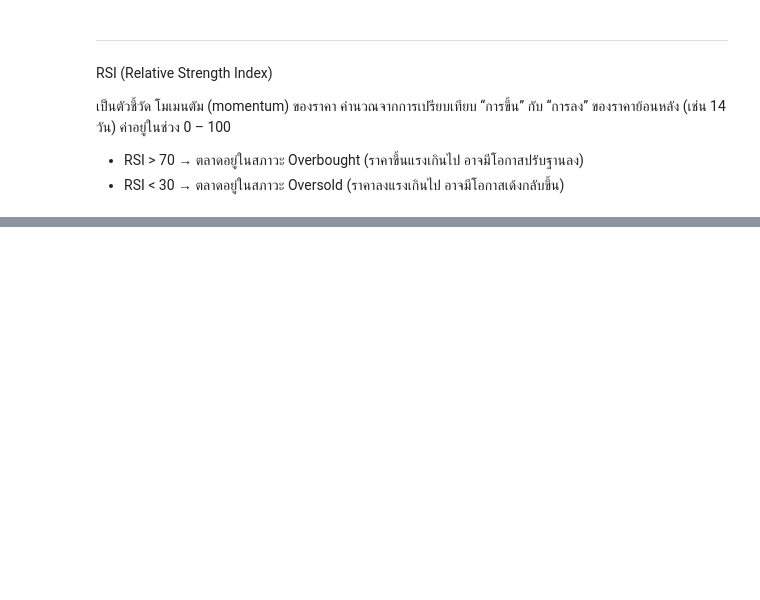
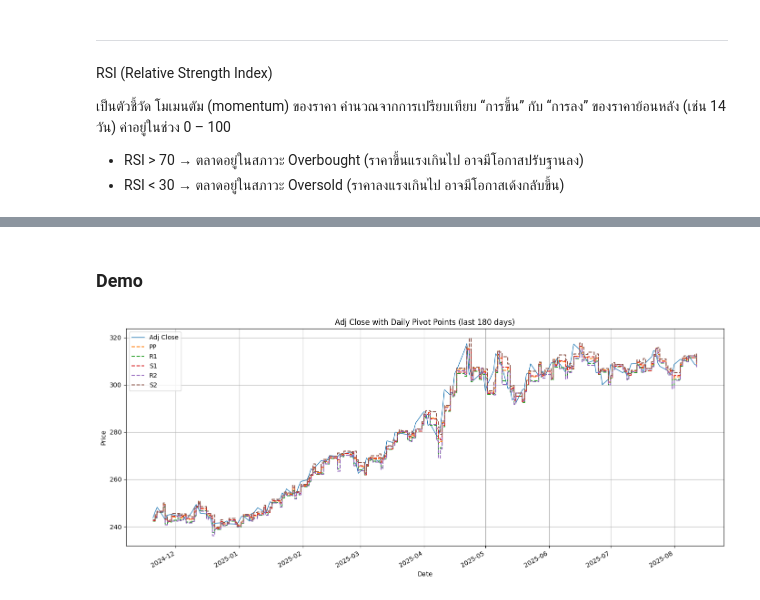
Before and after one commit to jarvisN/MsC_2025, a Jupyter notebook: DataSciProgram/midTerm/ipynb/test.ipynb, the cells around one changed output, grey strips where cells are left out. Saved outputs shown, nothing was run; the diff lists cells and outputs as text; code cells hidden in the pictures; blank space fills up the shorter version.

```diff
--- a/DataSciProgram/midTerm/ipynb/test.ipynb
+++ b/DataSciProgram/midTerm/ipynb/test.ipynb
@@ -208,0 +281,42 @@ plt.tight_layout(); plt.show()
+# %% [markdown]
+### Demo
+# %%
+# Step 7 — Daily Pivot Points (Classic) using previous day's H/L/C
+
+import pandas as pd
+import matplotlib.pyplot as plt
+
+# ใช้ค่าเมื่อวาน เพื่อหลีกเลี่ยง look-ahead bias
+prev = df[['high','low','close']].shift(1).rename(
+    columns={'high':'H_prev','low':'L_prev','close':'C_prev'}
+)
+
+PP = (prev['H_prev'] + prev['L_prev'] + prev['C_prev']) / 3
+R1 = 2*PP - prev['L_prev']
+S1 = 2*PP - prev['H_prev']
+R2 = PP + (prev['H_prev'] - prev['L_prev'])
+S2 = PP - (prev['H_prev'] - prev['L_prev'])
+
+# รวมเป็นตารางเดียว เผื่ออยากตรวจสอบ/ใช้งานต่อ
+pivots_daily = pd.DataFrame({'PP': PP, 'R1': R1, 'S1': S1, 'R2': R2, 'S2': S2})
+
+# เลือกช่วงแสดงผล (เช่น 180 วันล่าสุด เพื่อให้เห็นชัด)
+last_n = 180
+view_price  = df['adj_close'].iloc[-last_n:]
+view_levels = pivots_daily.iloc[-last_n:]
+
+plt.figure(figsize=(14, 6))
+view_price.plot(label='Adj Close', linewidth=1)
+
+# วาดเส้นแบบ step-post เพื่อเห็นระดับ pivot เปลี่ยนทุกวัน
+view_levels['PP'].plot(drawstyle='steps-post', linestyle='--', label='PP')
+view_levels['R1'].plot(drawstyle='steps-post', linestyle='--', label='R1')
+view_levels['S1'].plot(drawstyle='steps-post', linestyle='--', label='S1')
+view_levels['R2'].plot(drawstyle='steps-post', linestyle='--', label='R2')
+view_levels['S2'].plot(drawstyle='steps-post', linestyle='--', label='S2')
+
+plt.title(f'Adj Close with Daily Pivot Points (last {last_n} days)')
+plt.xlabel('Date'); plt.ylabel('Price')
+plt.legend(); plt.grid(True); plt.tight_layout(); plt.show()
+# %% [output]
+[figure, added]
```
Also changed, not shown: parts of 15 cells of this notebook.
